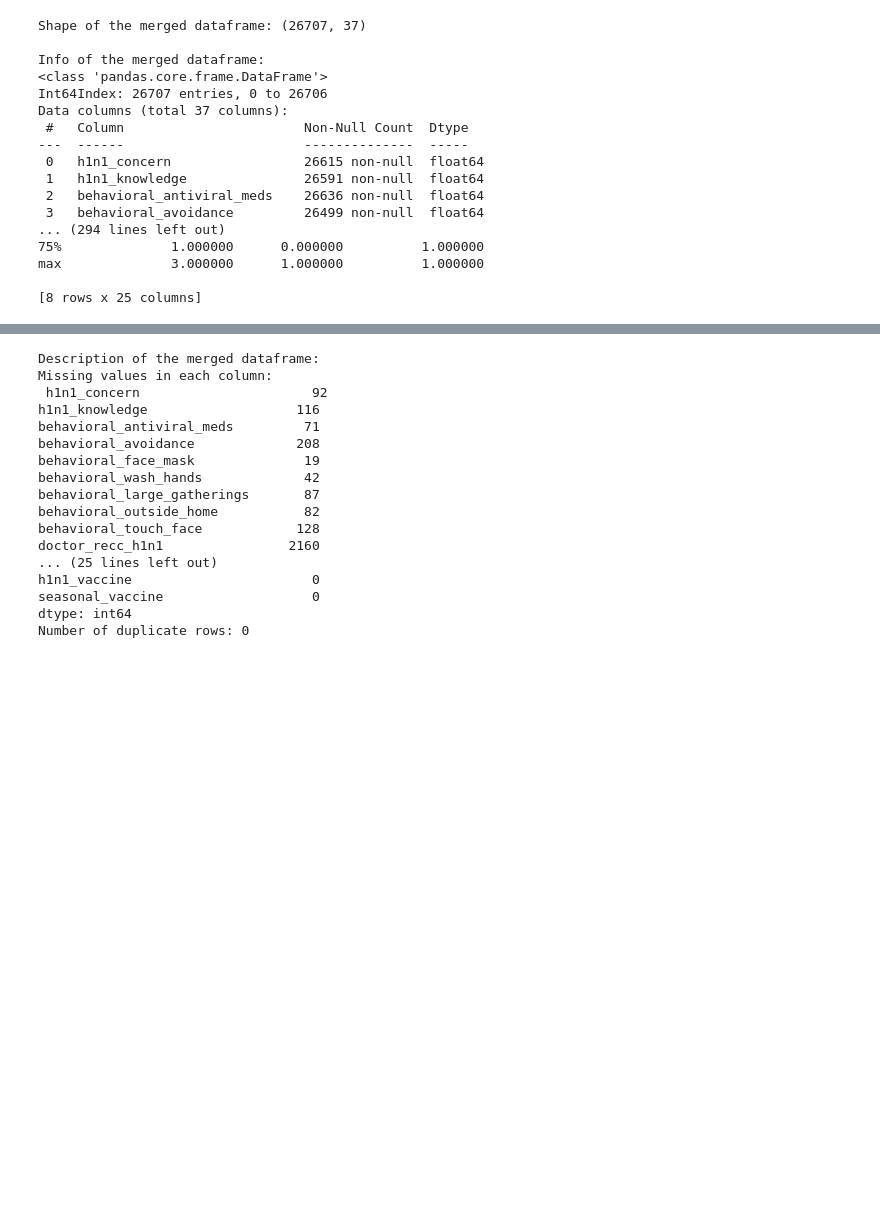
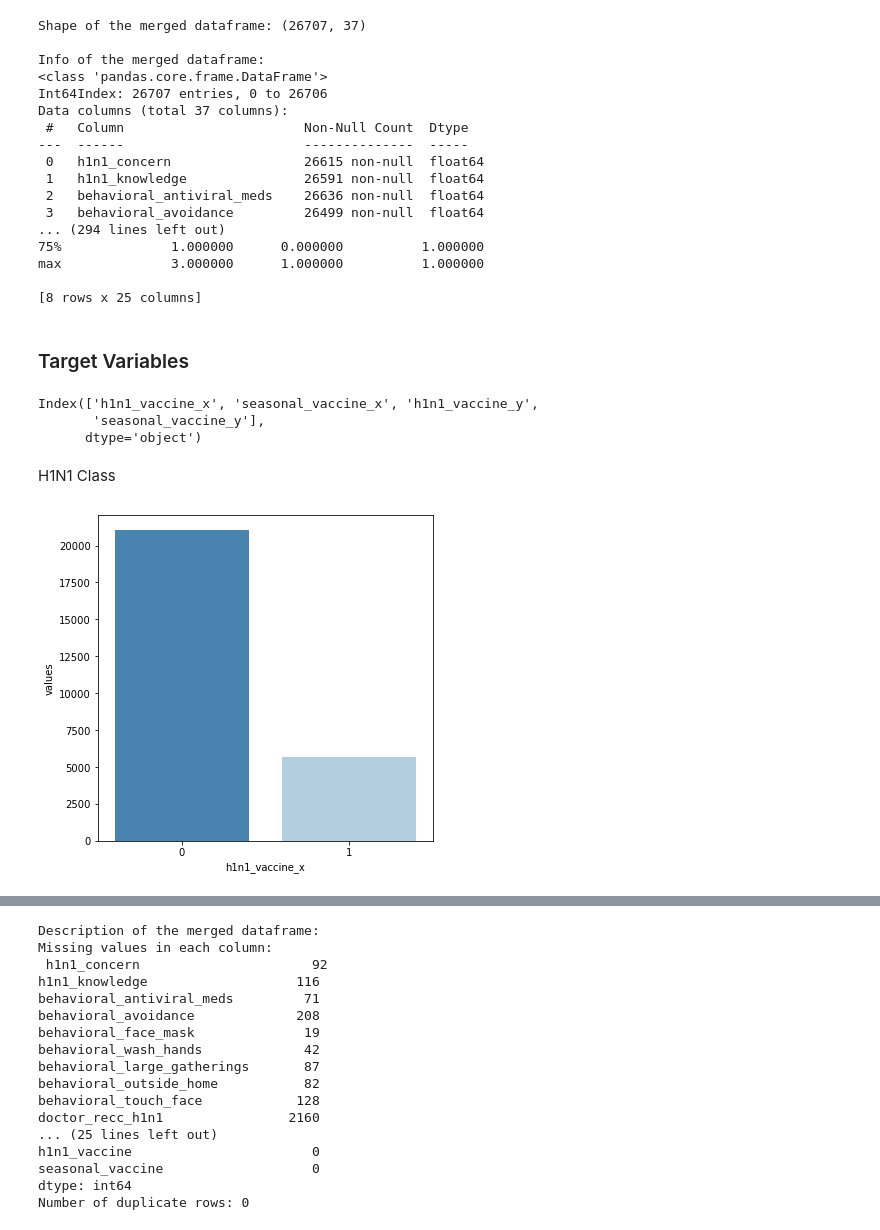
Before and after one commit to sophline/Vaccination_prediction, a Jupyter notebook: prediction.ipynb, the cells around one changed output, grey strips where cells are left out. Drawn from its saved outputs; the diff is of its cells as text; code cells hidden in the pictures; blank space fills up the shorter version.

```diff
--- a/prediction.ipynb
+++ b/prediction.ipynb
@@ -251,6 +251,8 @@ Data columns (total 37 columns):
 max              3.000000      1.000000          1.000000
 
 [8 rows x 25 columns]
+# %% [markdown]
+### Target Variables
 # %%
 #Assign H1n1 as target variable and season flu as other target variable
 
@@ -259,0 +267,22 @@ second_target = 'seasonal_vaccine'
+# %%
+data.columns
+# %% [output]
+Index(['h1n1_vaccine_x', 'seasonal_vaccine_x', 'h1n1_vaccine_y',
+       'seasonal_vaccine_y'],
+      dtype='object')
+# %% [markdown]
+H1N1 Class
+# %%
+data['h1n1_vaccine_x'].value_counts()
+
+temp = data["h1n1_vaccine_x"].value_counts()
+
+dfh1n1bal = pd.DataFrame({'h1n1_vaccine_x': temp.index,'values': temp.values})
+
+plt.figure(figsize = (6,6))
+
+sns.barplot(x = 'h1n1_vaccine_x', y="values",palette="Blues_r", data=dfh1n1bal)
+
+plt.show()
+# %% [output]
+[figure, added]
```
Also changed, not shown: parts of 13 cells of this notebook.
